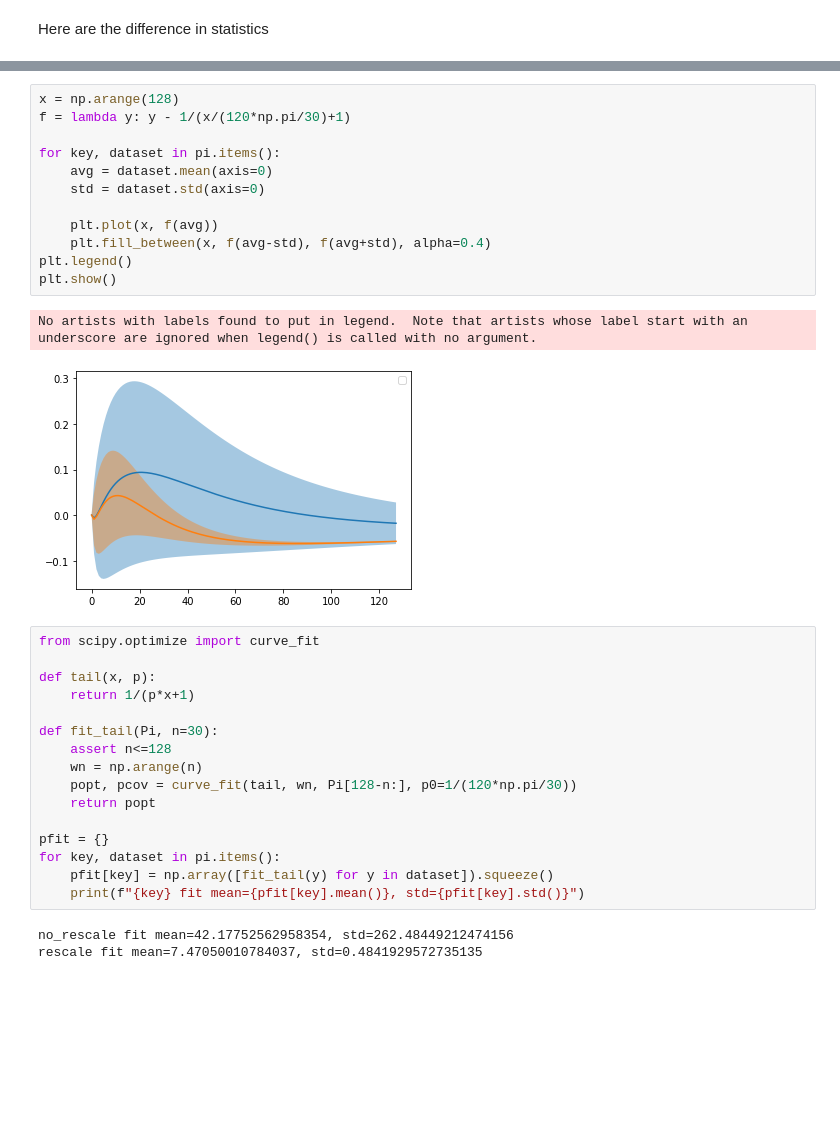
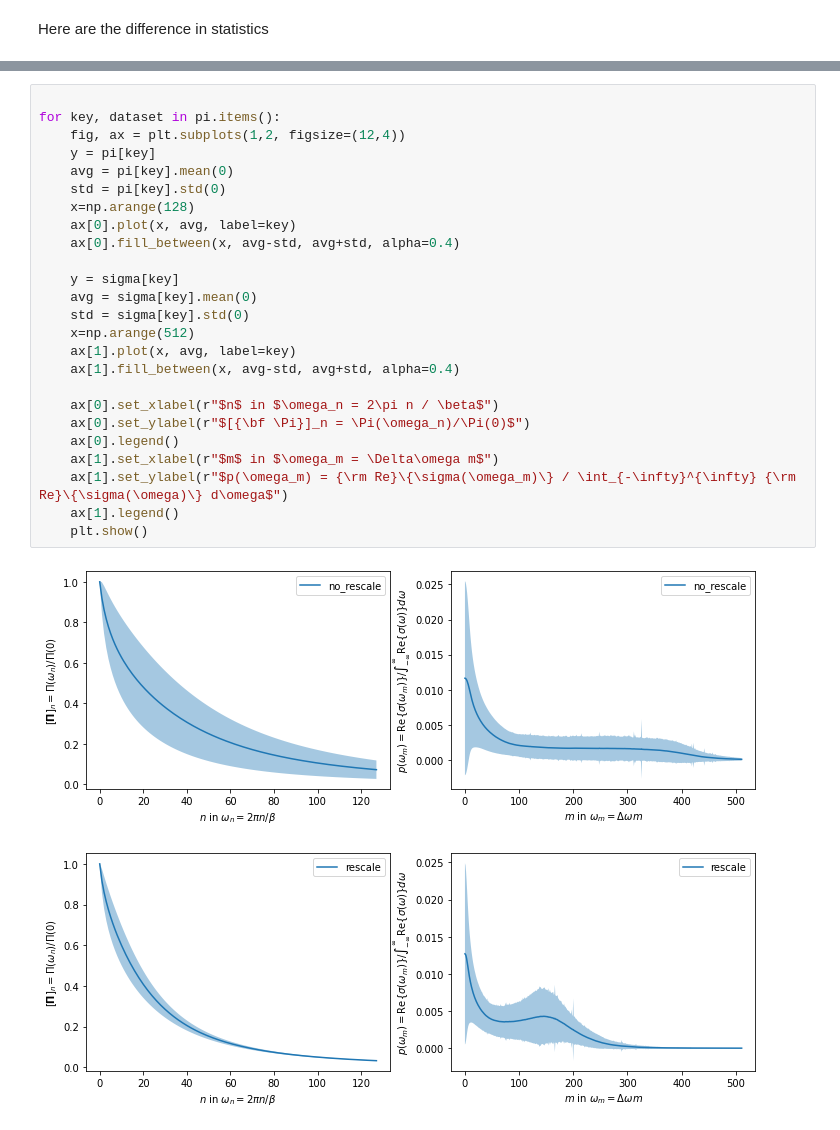
Before and after one commit to simonverret/deep_continuation, a Jupyter notebook: examples/dataset_statistics.ipynb, the cells around one changed output, grey strips where cells are left out. Drawn from its saved outputs; the diff is of its cells as text; blank space fills up the shorter version.

```diff
--- a/examples/dataset_statistics.ipynb
+++ b/examples/dataset_statistics.ipynb
@@ -67,34 +28,28 @@ No artists with labels found to put in legend.  Note that artists whose label st
-# %%
-x = np.arange(128)
-f = lambda y: y - 1/(x/(120*np.pi/30)+1)
-
-for key, dataset in pi.items():
-    avg = dataset.mean(axis=0)
-    std = dataset.std(axis=0)
-
-    plt.plot(x, f(avg))
-    plt.fill_between(x, f(avg-std), f(avg+std), alpha=0.4)
-plt.legend()
-plt.show()
-# %% [output]
-No artists with labels found to put in legend.  Note that artists whose label start with an underscore are ignored when legend() is called with no argument.
-[figure, removed]
-# %%
-from scipy.optimize import curve_fit
-
-def tail(x, p):
-    return 1/(p*x+1)
-
-def fit_tail(Pi, n=30):
-    assert n<=128
-    wn = np.arange(n)
-    popt, pcov = curve_fit(tail, wn, Pi[128-n:], p0=1/(120*np.pi/30))
-    return popt
-
-pfit = {}
-for key, dataset in pi.items():
-    pfit[key] = np.array([fit_tail(y) for y in dataset]).squeeze()
-    print(f"{key} fit mean={pfit[key].mean()}, std={pfit[key].std()}")
-# %% [output]
-no_rescale fit mean=42.17752562958354, std=262.48449212474156
-rescale fit mean=7.47050010784037, std=0.4841929572735135
+# %%
+
+for key, dataset in pi.items():
+    fig, ax = plt.subplots(1,2, figsize=(12,4))
+    y = pi[key]
+    avg = pi[key].mean(0)
+    std = pi[key].std(0)
+    x=np.arange(128)
+    ax[0].plot(x, avg, label=key)
+    ax[0].fill_between(x, avg-std, avg+std, alpha=0.4)
+
+    y = sigma[key]
+    avg = sigma[key].mean(0)
+    std = sigma[key].std(0)
+    x=np.arange(512)
+    ax[1].plot(x, avg, label=key)
+    ax[1].fill_between(x, avg-std, avg+std, alpha=0.4)
+
+    ax[0].set_xlabel(r"$n$ in $\omega_n = 2\pi n / \beta$")
+    ax[0].set_ylabel(r"$[{\bf \Pi}]_n = \Pi(\omega_n)/\Pi(0)$")
+    ax[0].legend()
+    ax[1].set_xlabel(r"$m$ in $\omega_m = \Delta\omega m$")
+    ax[1].set_ylabel(r"$p(\omega_m) = {\rm Re}\{\sigma(\omega_m)\} / \int_{-\infty}^{\infty} {\rm Re}\{\sigma(\omega)\} d\omega$")
+    ax[1].legend()
+    plt.show()
+# %% [output]
+[figure, added]
+[figure, added]
```
Also changed, not shown: parts of 8 cells of this notebook, 1 other file.
